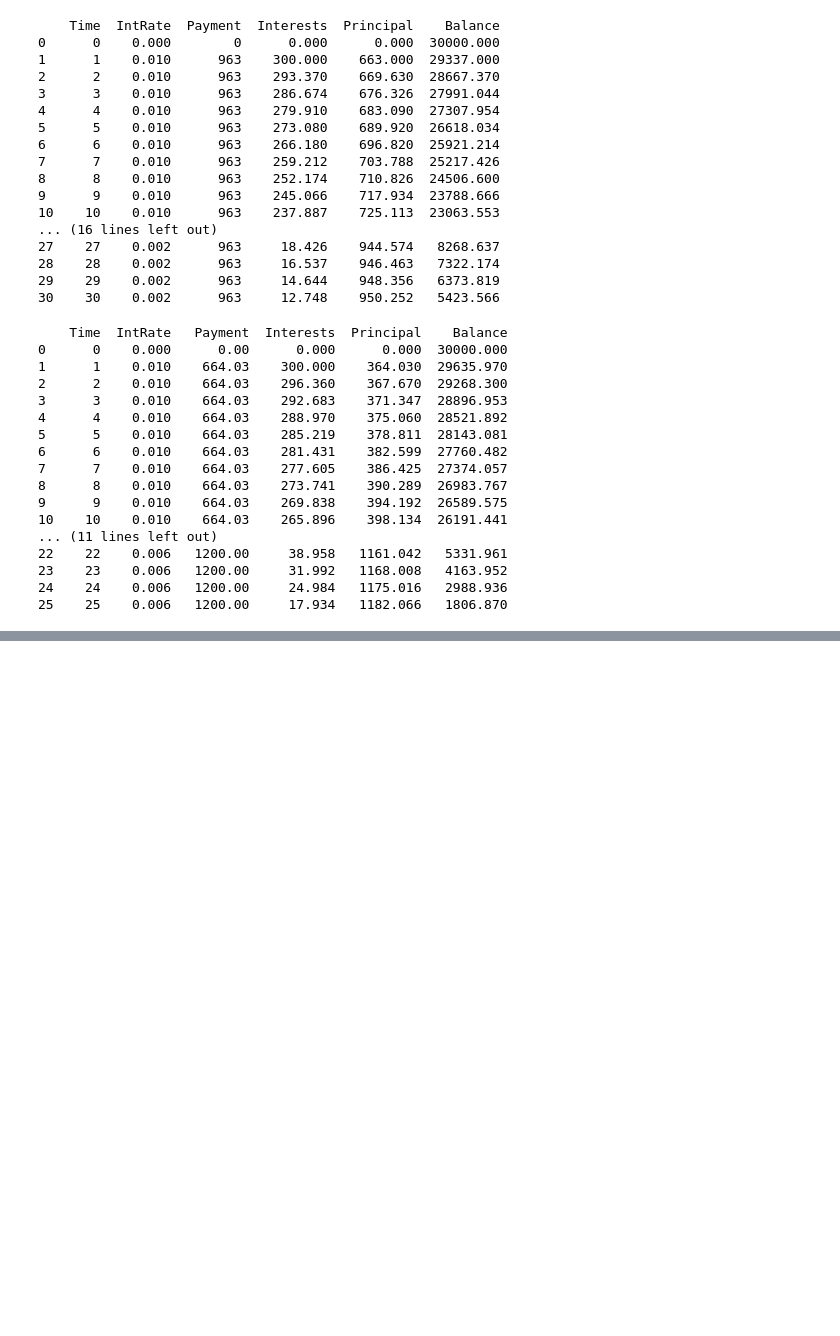
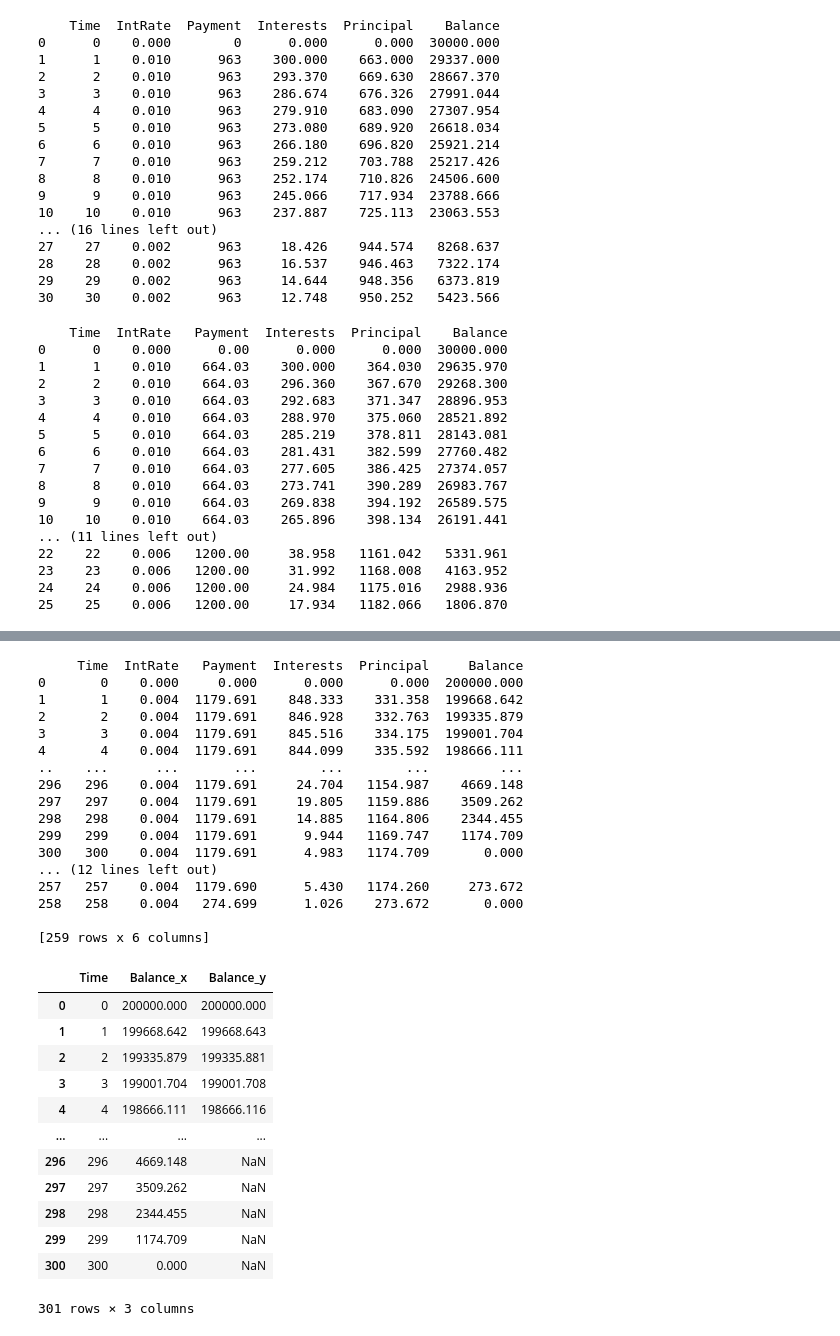
Before and after one commit to TLdgh/Mortgage, a Jupyter notebook: Scenarios.ipynb, the cells around one changed output, grey strips where cells are left out. Saved outputs shown, nothing was run; the diff lists cells and outputs as text; code cells hidden in the pictures; blank space fills up the shorter version.

```diff
--- a/Scenarios.ipynb
+++ b/Scenarios.ipynb
@@ -135,0 +143,49 @@ result.CalcTime()
+# %%
+result1=Amortization(Balance=[200000], Rate=[[1, 0.0509/12]], N=25*12)
+result1.CalcPayment(N=result1.N)
+
+result2=Amortization(Balance=[200000], Rate=[[1, 0.0509/12], [83, 0.045/12]], Payment=[1179.69]*120+[20000]+[1179.69]*180)
+result2.CalcTime()
+
+df_join=pd.merge(result1.data[["Time", "Balance"]],
+         result2.data[["Time", "Balance"]],
+         on="Time",
+         how="outer"
+         )
+
+display(df_join)
+fig=px.line(df_join, x="Time", y=["Balance_x", "Balance_y"], labels={'value': "Balance", 'x':"Month"})
+new_names={'Balance_x': "result1", 'Balance_y':"result2"}
+fig.for_each_trace(lambda t: t.update(name=new_names[t.name]))
+fig.show()
+# %% [output]
+     Time  IntRate   Payment  Interests  Principal     Balance
+0       0    0.000     0.000      0.000      0.000  200000.000
+1       1    0.004  1179.691    848.333    331.358  199668.642
+2       2    0.004  1179.691    846.928    332.763  199335.879
+3       3    0.004  1179.691    845.516    334.175  199001.704
+4       4    0.004  1179.691    844.099    335.592  198666.111
+..    ...      ...       ...        ...        ...         ...
+296   296    0.004  1179.691     24.704   1154.987    4669.148
+297   297    0.004  1179.691     19.805   1159.886    3509.262
+298   298    0.004  1179.691     14.885   1164.806    2344.455
+299   299    0.004  1179.691      9.944   1169.747    1174.709
+300   300    0.004  1179.691      4.983   1174.709       0.000
+... (12 lines left out)
+257   257    0.004  1179.690      5.430   1174.260     273.672
+258   258    0.004   274.699      1.026    273.672       0.000
+
+[259 rows x 6 columns]
+|  | Time | Balance_x | Balance_y |
+| 0 | 0 | 200000.000 | 200000.000 |
+| 1 | 1 | 199668.642 | 199668.643 |
+| 2 | 2 | 199335.879 | 199335.881 |
+| 3 | 3 | 199001.704 | 199001.708 |
+| 4 | 4 | 198666.111 | 198666.116 |
+| ... | ... | ... | ... |
+| 296 | 296 | 4669.148 | NaN |
+| 297 | 297 | 3509.262 | NaN |
+| 298 | 298 | 2344.455 | NaN |
+| 299 | 299 | 1174.709 | NaN |
+| 300 | 300 | 0.000 | NaN |
+301 rows × 3 columns
```
Also changed, not shown: parts of 3 cells of this notebook.
